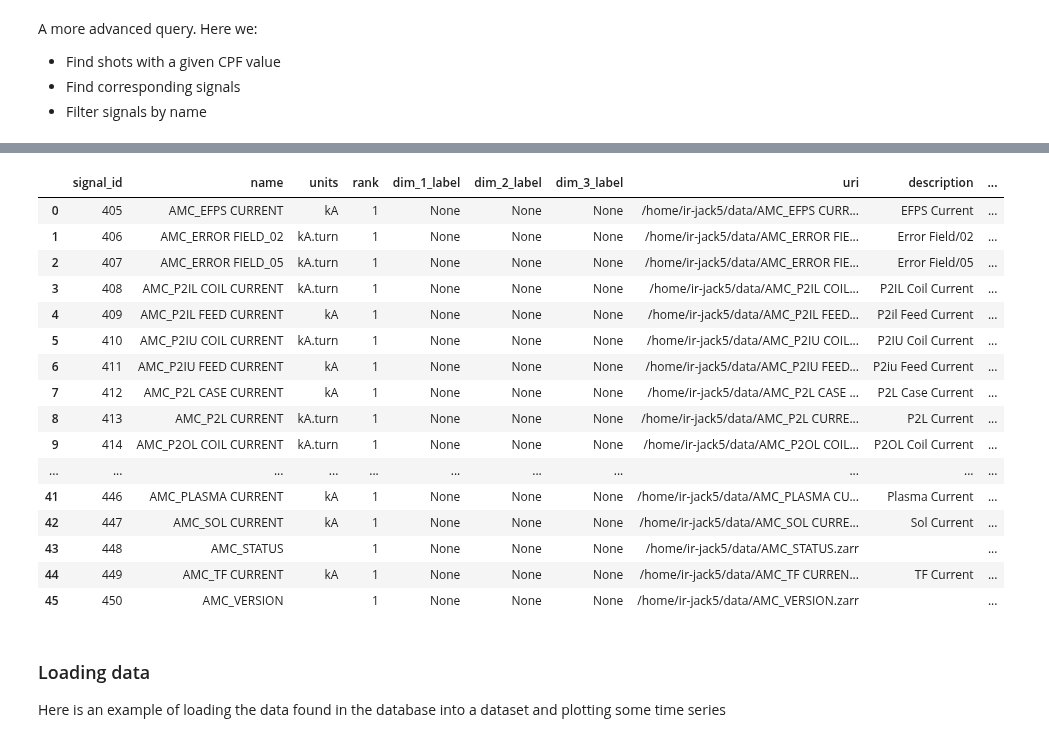
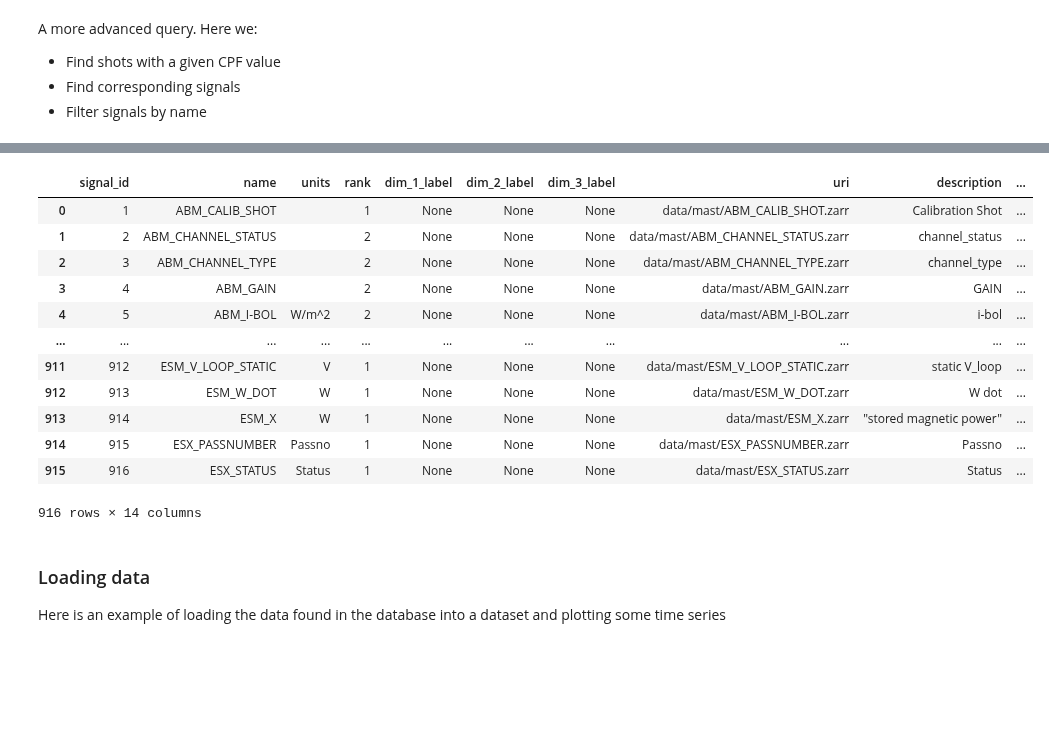
Before and after one commit to ukaea/fair-mast, a Jupyter notebook: db_query_example.ipynb, the cells around one changed output, grey strips where cells are left out. Cells and saved outputs as stored; diff of their text form; code cells hidden in the pictures; blank space fills up the shorter version.

```diff
--- a/db_query_example.ipynb
+++ b/db_query_example.ipynb
@@ -30,7 +30,7 @@ from pathlib import Path
 with Path('config.yml').open() as handle:
     config = yaml.load(handle, yaml.Loader)
 
-URI = f"postgresql://root:root@{config['host']}:{config['port']}/mast_db"
+URI = f"postgresql://dbreader:fairly-mast@{config['host']}:{config['port']}/mast_db"
 metadata, engine = connect(URI)
 Session = sessionmaker(bind = engine)
 session = Session()
@@ -132,52 +146,47 @@ A more advanced query. Here we:
 shots = metadata.tables['shots']
 signals = metadata.tables['signals']
 shot_signal_link = metadata.tables['shot_signal_link']
 
 # Query all shots with zmag_efit > .04
 qshots = (
     session.query(shots)
-          .filter(shots.c.shot_id >= 27396)
-          .filter(shots.c.shot_id <= 30036)
+          .filter(shots.c.campaign == 'M9')
 )
 qshots = pd.read_sql(qshots.statement, con=engine.connect())
 shot_ids = qshots['shot_id'].values
 shot_ids = list(map(str, shot_ids))
 
 # Query for corresponding signal IDs
 qshot_signal = (
     session.query(shot_signal_link.c.signal_id)
     .filter(shot_signal_link.c.shot_id.in_(qshots.shot_id))
     .distinct()
 )
 qshot_signal = pd.read_sql(qshot_signal.statement, con=engine.connect())
 
 # Query for signal data, filter only names containing 'acd'
 qsignal = (
     session.query(signals)
     .filter(signals.c.signal_id.in_(qshot_signal.signal_id))
-    .filter(signals.c.name.contains('AMC'))
+    # .filter(signals.c.name.contains('AMC'))
 )
 
 result = pd.read_sql(qsignal.statement, con=engine.connect())
 result
 # %% [output]
 |  | signal_id | name | units | rank | dim_1_label | dim_2_label | dim_3_label | uri | description | ... |
-| 0 | 405 | AMC_EFPS CURRENT | kA | 1 | None | None | None | /home/ir-jack5/data/AMC_EFPS CURR... | EFPS Current | ... |
-| 1 | 406 | AMC_ERROR FIELD_02 | kA.turn | 1 | None | None | None | /home/ir-jack5/data/AMC_ERROR FIE... | Error Field/02 | ... |
-| 2 | 407 | AMC_ERROR FIELD_05 | kA.turn | 1 | None | None | None | /home/ir-jack5/data/AMC_ERROR FIE... | Error Field/05 | ... |
-| 3 | 408 | AMC_P2IL COIL CURRENT | kA.turn | 1 | None | None | None | /home/ir-jack5/data/AMC_P2IL COIL... | P2IL Coil Current | ... |
-| 4 | 409 | AMC_P2IL FEED CURRENT | kA | 1 | None | None | None | /home/ir-jack5/data/AMC_P2IL FEED... | P2il Feed Current | ... |
-| 5 | 410 | AMC_P2IU COIL CURRENT | kA.turn | 1 | None | None | None | /home/ir-jack5/data/AMC_P2IU COIL... | P2IU Coil Current | ... |
-| 6 | 411 | AMC_P2IU FEED CURRENT | kA | 1 | None | None | None | /home/ir-jack5/data/AMC_P2IU FEED... | P2iu Feed Current | ... |
-| 7 | 412 | AMC_P2L CASE CURRENT | kA | 1 | None | None | None | /home/ir-jack5/data/AMC_P2L CASE ... | P2L Case Current | ... |
-| 8 | 413 | AMC_P2L CURRENT | kA.turn | 1 | None | None | None | /home/ir-jack5/data/AMC_P2L CURRE... | P2L Current | ... |
-| 9 | 414 | AMC_P2OL COIL CURRENT | kA.turn | 1 | None | None | None | /home/ir-jack5/data/AMC_P2OL COIL... | P2OL Coil Current | ... |
+| 0 | 1 | ABM_CALIB_SHOT |  | 1 | None | None | None | data/mast/ABM_CALIB_SHOT.zarr | Calibration Shot | ... |
+| 1 | 2 | ABM_CHANNEL_STATUS |  | 2 | None | None | None | data/mast/ABM_CHANNEL_STATUS.zarr | channel_status | ... |
+| 2 | 3 | ABM_CHANNEL_TYPE |  | 2 | None | None | None | data/mast/ABM_CHANNEL_TYPE.zarr | channel_type | ... |
+| 3 | 4 | ABM_GAIN |  | 2 | None | None | None | data/mast/ABM_GAIN.zarr | GAIN | ... |
+| 4 | 5 | ABM_I-BOL | W/m^2 | 2 | None | None | None | data/mast/ABM_I-BOL.zarr | i-bol | ... |
 | ... | ... | ... | ... | ... | ... | ... | ... | ... | ... | ... |
-| 41 | 446 | AMC_PLASMA CURRENT | kA | 1 | None | None | None | /home/ir-jack5/data/AMC_PLASMA CU... | Plasma Current | ... |
-| 42 | 447 | AMC_SOL CURRENT | kA | 1 | None | None | None | /home/ir-jack5/data/AMC_SOL CURRE... | Sol Current | ... |
-| 43 | 448 | AMC_STATUS |  | 1 | None | None | None | /home/ir-jack5/data/AMC_STATUS.zarr |  | ... |
-| 44 | 449 | AMC_TF CURRENT | kA | 1 | None | None | None | /home/ir-jack5/data/AMC_TF CURREN... | TF Current | ... |
-| 45 | 450 | AMC_VERSION |  | 1 | None | None | None | /home/ir-jack5/data/AMC_VERSION.zarr |  | ... |
+| 911 | 912 | ESM_V_LOOP_STATIC | V | 1 | None | None | None | data/mast/ESM_V_LOOP_STATIC.zarr | static V_loop | ... |
+| 912 | 913 | ESM_W_DOT | W | 1 | None | None | None | data/mast/ESM_W_DOT.zarr | W dot | ... |
+| 913 | 914 | ESM_X | W | 1 | None | None | None | data/mast/ESM_X.zarr | "stored magnetic power" | ... |
+| 914 | 915 | ESX_PASSNUMBER | Passno | 1 | None | None | None | data/mast/ESX_PASSNUMBER.zarr | Passno | ... |
+| 915 | 916 | ESX_STATUS | Status | 1 | None | None | None | data/mast/ESX_STATUS.zarr | Status | ... |
+916 rows × 14 columns
 # %% [markdown]
 ### Loading data
 
```
Also changed, not shown: parts of 8 cells of this notebook, 22 other files.
